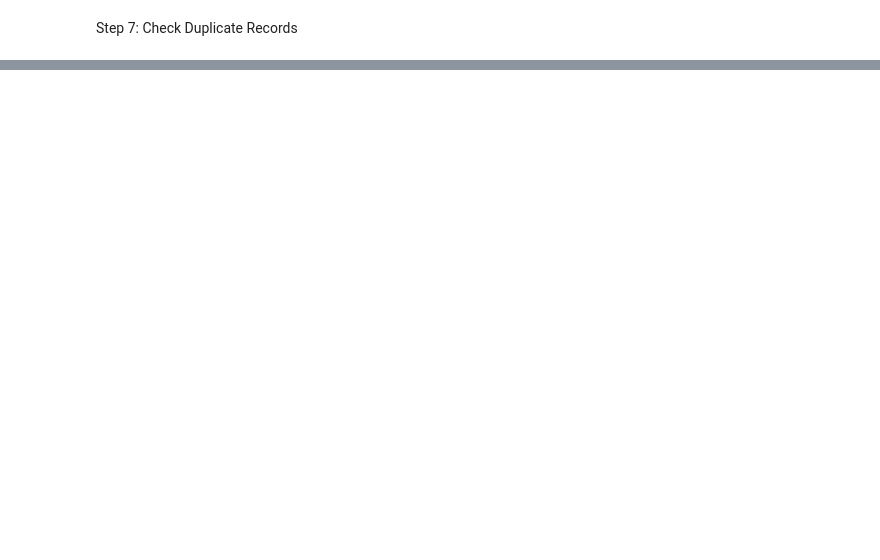
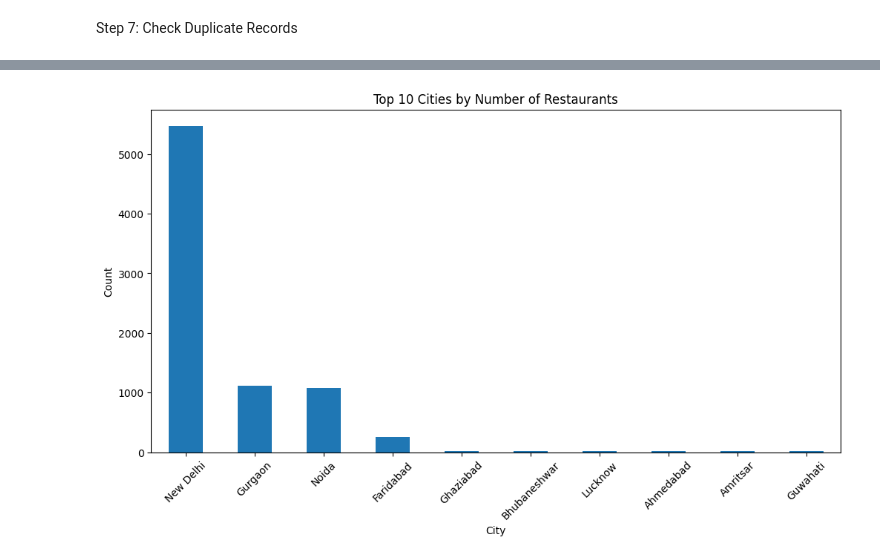
Before and after one commit to Dixa08/Cognifyz-ML-Internship, a Jupyter notebook: Task1_Restaurant_Rating_Prediction/notebooks/restaurant_rating_prediction.ipynb, the cells around one changed output, grey strips where cells are left out. Cells and saved outputs as stored; diff of their text form; code cells hidden in the pictures; blank space fills up the shorter version.

```diff
--- a/Task1_Restaurant_Rating_Prediction/notebooks/restaurant_rating_prediction.ipynb
+++ b/Task1_Restaurant_Rating_Prediction/notebooks/restaurant_rating_prediction.ipynb
@@ -81,0 +180,14 @@ print("Duplicate Rows :", df.duplicated().sum())
+# %%
+plt.figure(figsize=(12,6))
+
+df["City"].value_counts().head(10).plot(kind="bar")
+
+plt.title("Top 10 Cities by Number of Restaurants")
+plt.xlabel("City")
+plt.ylabel("Count")
+
+plt.xticks(rotation=45)
+
+plt.show()
+# %% [output]
+[figure, added]
```
Also changed, not shown: parts of 39 cells of this notebook, 10 other files.
